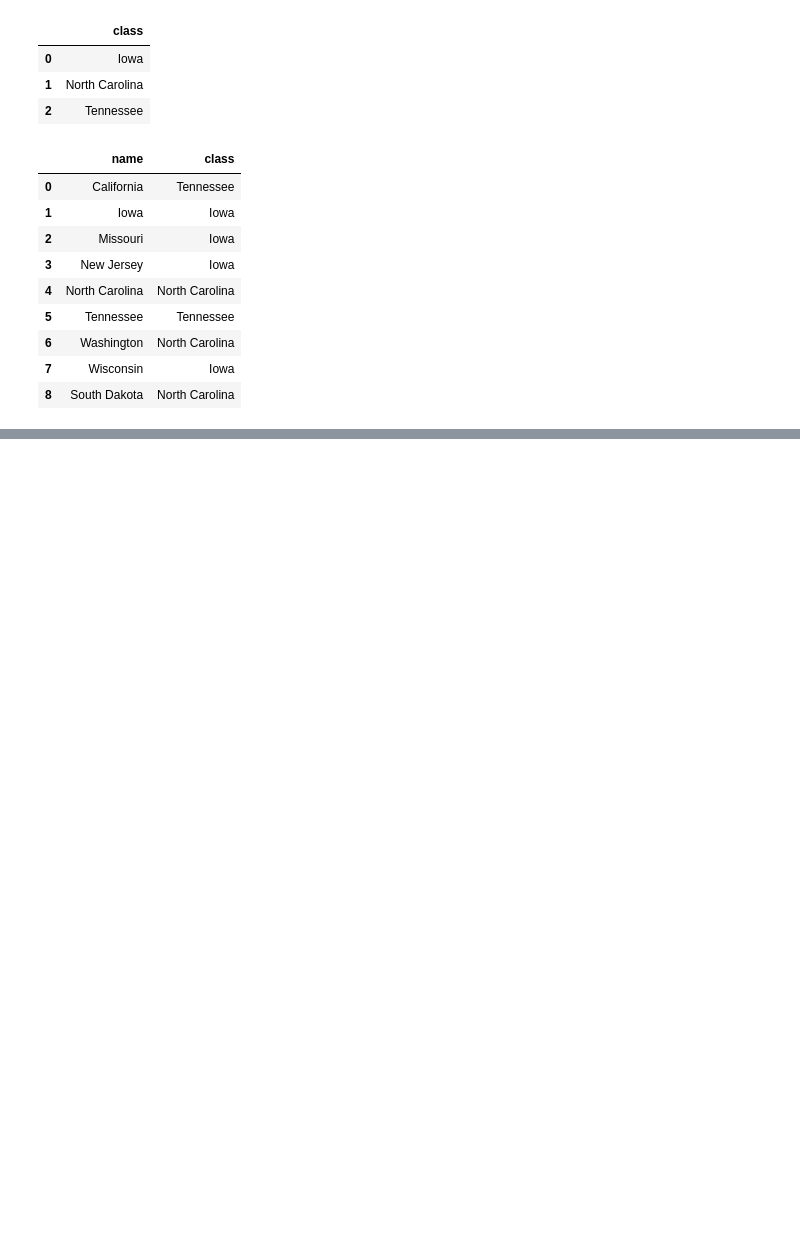
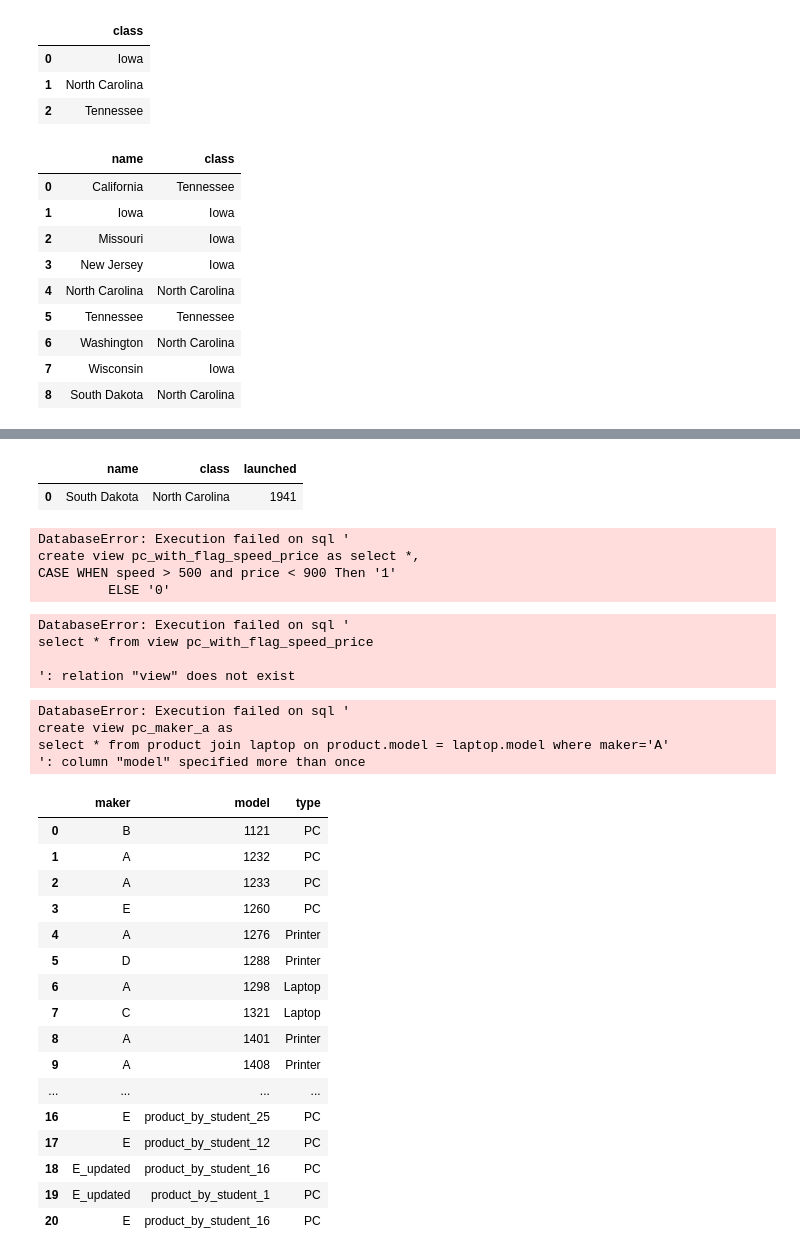
Before and after one commit to Yondex/work, a Jupyter notebook: HomeworkSQL.ipynb, the cells around one changed output, grey strips where cells are left out. Drawn from its saved outputs; the diff is of its cells as text; code cells hidden in the pictures; blank space fills up the shorter version.

```diff
--- a/HomeworkSQL.ipynb
+++ b/HomeworkSQL.ipynb
@@ -148,0 +440,74 @@ pd.read_sql_query(request, conn)
+# %%
+#task1  (lesson4)
+#Корабли: Вывести список кораблей, у которых начинается с буквы "S"
+request = """
+SELECT *
+FROM ships where name LIKE 'S%'
+
+"""
+pd.read_sql_query(request, conn)
+# %% [output]
+|  | name | class | launched |
+| 0 | South Dakota | North Carolina | 1941 |
+# %%
+#Компьютерная фирма: Сделать view (название: pc_with_flag_speed_price) над таблицей PC c флагом: flag = 1 для тех, у кого speed > 500 и price < 900, для остальных flag = 0
+request = """
+create view pc_with_flag_speed_price as select *,
+CASE WHEN speed > 500 and price < 900 Then '1'
+         ELSE '0'
+    END flag
+from PC
+"""
+pd.read_sql_query(request, conn)
+# %% [output]
+DatabaseError: Execution failed on sql '
+create view pc_with_flag_speed_price as select *,
+CASE WHEN speed > 500 and price < 900 Then '1'
+         ELSE '0'
+# %%
+request = """
+select * from view pc_with_flag_speed_price
+
+"""
+pd.read_sql_query(request, conn)
+# %% [output]
+DatabaseError: Execution failed on sql '
+select * from view pc_with_flag_speed_price
+
+': relation "view" does not exist
+# %%
+#--task3  (lesson4)
+#Компьютерная фирма: Сделать view (название: pc_maker_a) со всеми товарами производителя A. В view должны быть следующие колонки: model, price
+request = """
+create view pc_maker_a as
+select * from product join laptop on product.model = laptop.model where maker='A'
+"""
+pd.read_sql_query(request, conn)
+# %% [output]
+DatabaseError: Execution failed on sql '
+create view pc_maker_a as
+select * from product join laptop on product.model = laptop.model where maker='A'
+': column "model" specified more than once
+# %%
+request = """
+select * from product
+"""
+pd.read_sql_query(request, conn)
+# %% [output]
+|  | maker | model | type |
+| 0 | B | 1121 | PC |
+| 1 | A | 1232 | PC |
+| 2 | A | 1233 | PC |
+| 3 | E | 1260 | PC |
+| 4 | A | 1276 | Printer |
+| 5 | D | 1288 | Printer |
+| 6 | A | 1298 | Laptop |
+| 7 | C | 1321 | Laptop |
+| 8 | A | 1401 | Printer |
+| 9 | A | 1408 | Printer |
+| ... | ... | ... | ... |
+| 16 | E | product_by_student_25 | PC |
+| 17 | E | product_by_student_12 | PC |
+| 18 | E_updated | product_by_student_16 | PC |
+| 19 | E_updated | product_by_student_1 | PC |
+| 20 | E | product_by_student_16 | PC |
```
Also changed, not shown: parts of 18 cells of this notebook, 3 other files.
